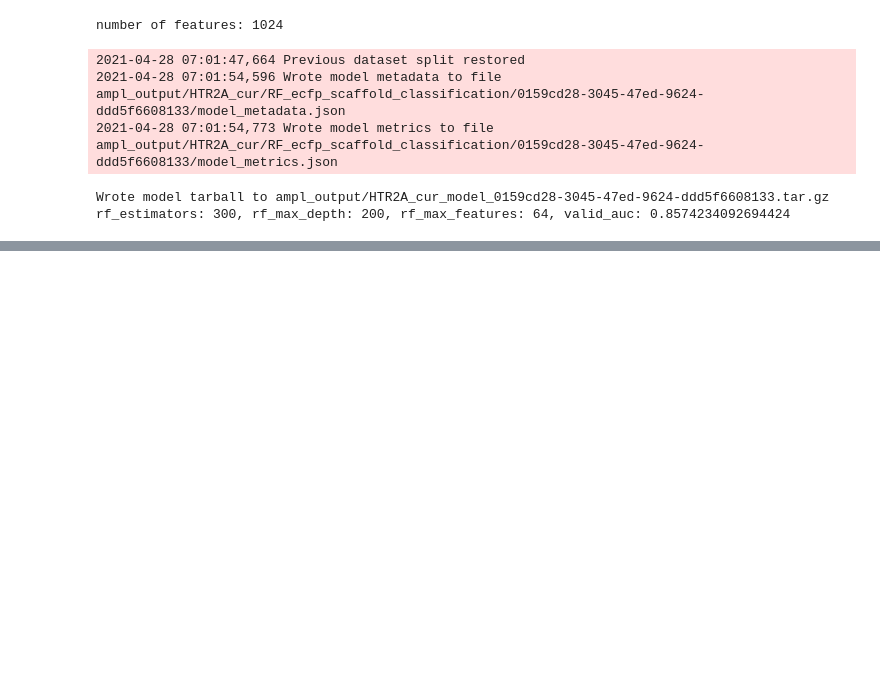
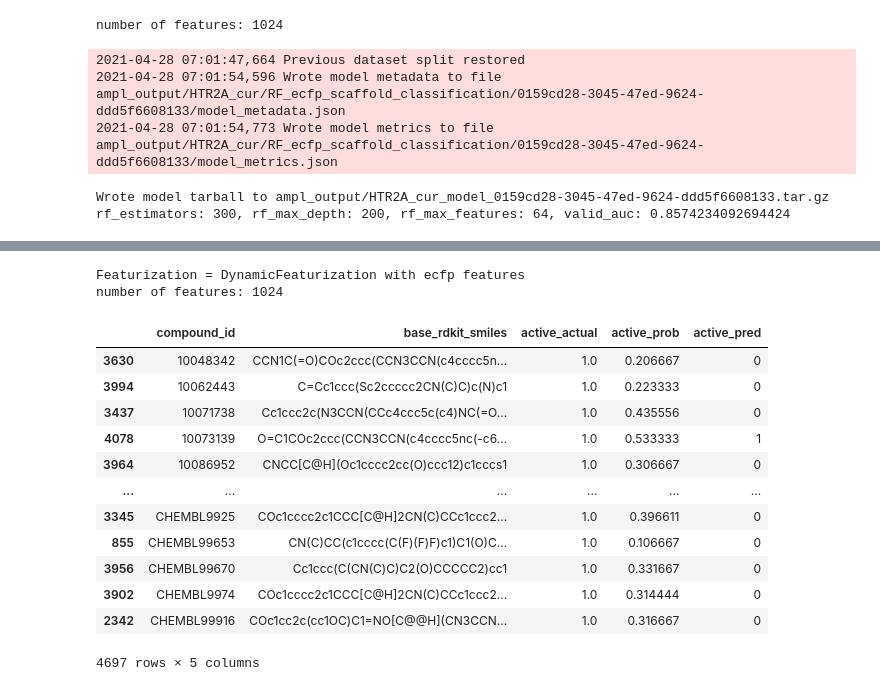
Before and after one commit to ranpei97/E4511-2021-Pei, a Jupyter notebook: Notebook/ Classification_rf_hypertuned.ipynb, the cells around one changed output, grey strips where cells are left out. Drawn from its saved outputs; the diff is of its cells as text; code cells hidden in the pictures; blank space fills up the shorter version.

```diff
--- a/Notebook/ Classification_rf_hypertuned.ipynb
+++ b/Notebook/ Classification_rf_hypertuned.ipynb
@@ -498,0 +517,33 @@ rf_estimators: 300, rf_max_depth: 200, rf_max_features: 64, valid_auc: 0.8574234
+# %%
+Zhen = pd.read_csv('curated_combined_df1.csv',index_col=0)
+# %%
+Zhen_no_overlap=Zhen[~Zhen.base_rdkit_smiles.isin(h1.base_rdkit_smiles)]
+# %%
+
+# Test loading model from tarball and running predictions
+test = predict_from_model.predict_from_model_file(model_path='ampl_output/HTR2A_cur_model_0159cd28-3045-47ed-9624-ddd5f6608133.tar.gz',
+                            input_df = Zhen_no_overlap,
+                            id_col='compound_id',
+                            smiles_col='base_rdkit_smiles',
+                            response_col='active',
+                            is_featurized=False,
+                            dont_standardize=True)
+# %% [output]
+Featurization = DynamicFeaturization with ecfp features
+number of features: 1024
+# %%
+test
+# %% [output]
+|  | compound_id | base_rdkit_smiles | active_actual | active_prob | active_pred |
+| 3630 | 10048342 | CCN1C(=O)COc2ccc(CCN3CCN(c4cccc5n... | 1.0 | 0.206667 | 0 |
+| 3994 | 10062443 | C=Cc1ccc(Sc2ccccc2CN(C)C)c(N)c1 | 1.0 | 0.223333 | 0 |
+| 3437 | 10071738 | Cc1ccc2c(N3CCN(CCc4ccc5c(c4)NC(=O... | 1.0 | 0.435556 | 0 |
+| 4078 | 10073139 | O=C1COc2ccc(CCN3CCN(c4cccc5nc(-c6... | 1.0 | 0.533333 | 1 |
+| 3964 | 10086952 | CNCC[C@H](Oc1cccc2cc(O)ccc12)c1cccs1 | 1.0 | 0.306667 | 0 |
+| ... | ... | ... | ... | ... | ... |
+| 3345 | CHEMBL9925 | COc1cccc2c1CCC[C@H]2CN(C)CCc1ccc2... | 1.0 | 0.396611 | 0 |
+| 855 | CHEMBL99653 | CN(C)CC(c1cccc(C(F)(F)F)c1)C1(O)C... | 1.0 | 0.106667 | 0 |
+| 3956 | CHEMBL99670 | Cc1ccc(C(CN(C)C)C2(O)CCCCC2)cc1 | 1.0 | 0.331667 | 0 |
+| 3902 | CHEMBL9974 | COc1cccc2c1CCC[C@H]2CN(C)CCc1ccc2... | 1.0 | 0.314444 | 0 |
+| 2342 | CHEMBL99916 | COc1cc2c(cc1OC)C1=NO[C@@H](CN3CCN... | 1.0 | 0.316667 | 0 |
+4697 rows × 5 columns
```
Also changed, not shown: parts of 5 cells of this notebook.
